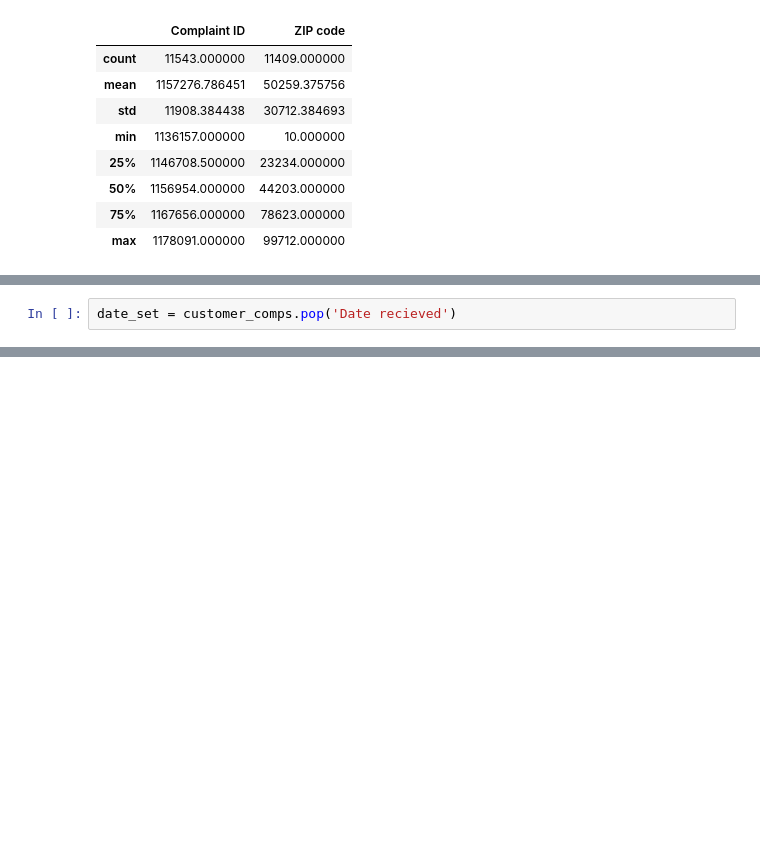
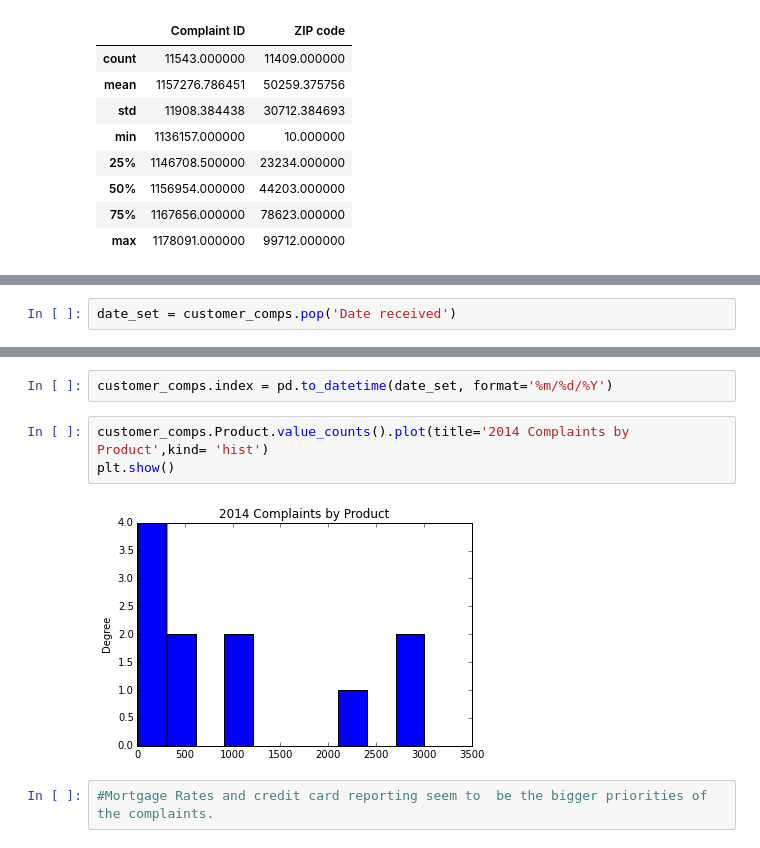
Before and after one commit to msk007/consumer-complaints, a Jupyter notebook: Untitled.ipynb, the cells around one changed output, grey strips where cells are left out. Saved outputs shown, nothing was run; the diff lists cells and outputs as text; blank space fills up the shorter version.

```diff
--- a/Untitled.ipynb
+++ b/Untitled.ipynb
@@ -68,2 +87,2 @@ customer_comps.describe()
 # %%
-date_set = customer_comps.pop('Date recieved')
+date_set = customer_comps.pop('Date received')
@@ -71,0 +153,9 @@ KeyError: 'Date recieved'
+# %%
+customer_comps.index = pd.to_datetime(date_set, format='%m/%d/%Y')
+# %%
+customer_comps.Product.value_counts().plot(title='2014 Complaints by Product',kind= 'hist')
+plt.show()
+# %% [output]
+[figure, added]
+# %%
+#Mortgage Rates and credit card reporting seem to  be the bigger priorities of the complaints.
```
Also changed, not shown: parts of 9 cells of this notebook.
